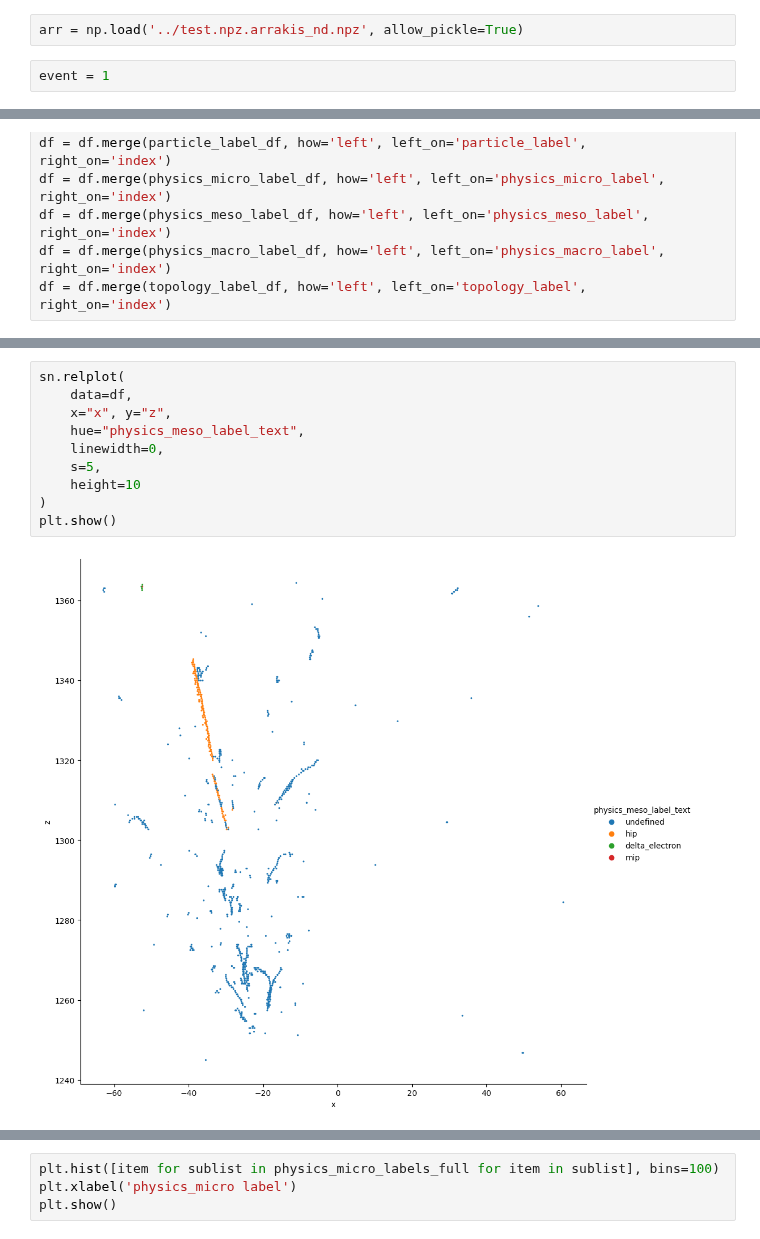
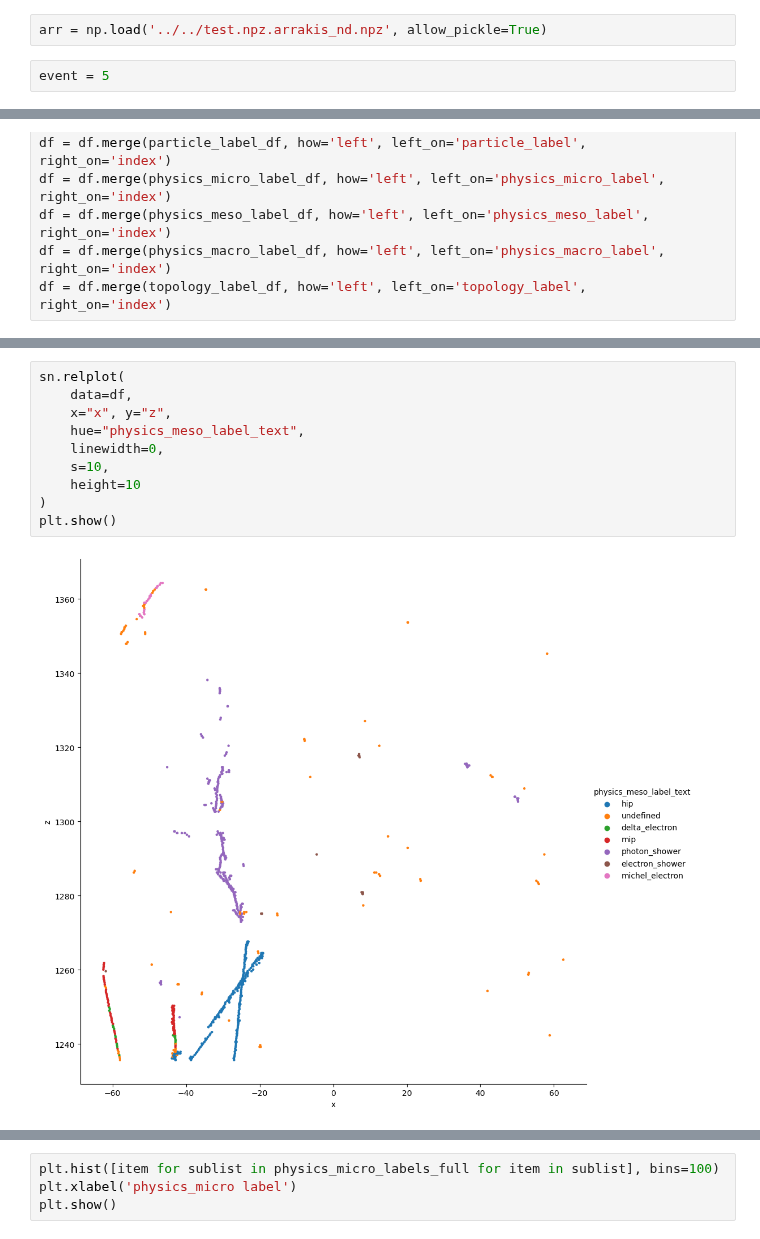
Before and after one commit to Neutron-Calibration-in-DUNE/ArrakisND, a Jupyter notebook: notebooks/test_arrakis.ipynb, the cells around one changed output, grey strips where cells are left out. Cells and saved outputs as stored; diff of their text form.

```diff
--- a/notebooks/test_arrakis.ipynb
+++ b/notebooks/test_arrakis.ipynb
@@ -11,7 +13,7 @@ import h5flow
 # %%
-arr = np.load('../test.npz.arrakis_nd.npz', allow_pickle=True)
+arr = np.load('../../test.npz.arrakis_nd.npz', allow_pickle=True)
 # %%
-event = 1
+event = 5
 # %%
 det_features = arr['det_features'][event]
 mc_features = arr['mc_features'][event]
@@ -112,15 +114,15 @@ plt.show()
 # %%
 sn.relplot(
     data=df,
     x="x", y="z",
     hue="physics_meso_label_text",
     linewidth=0,
-    s=5,
+    s=10,
     height=10
 )
 plt.show()
 # %% [output]
-[figure, old version]
+[figure, new version]
 # %%
 sn.relplot(
     data=df,
```
Also changed, not shown: parts of 7 cells of this notebook, 4 other files.
